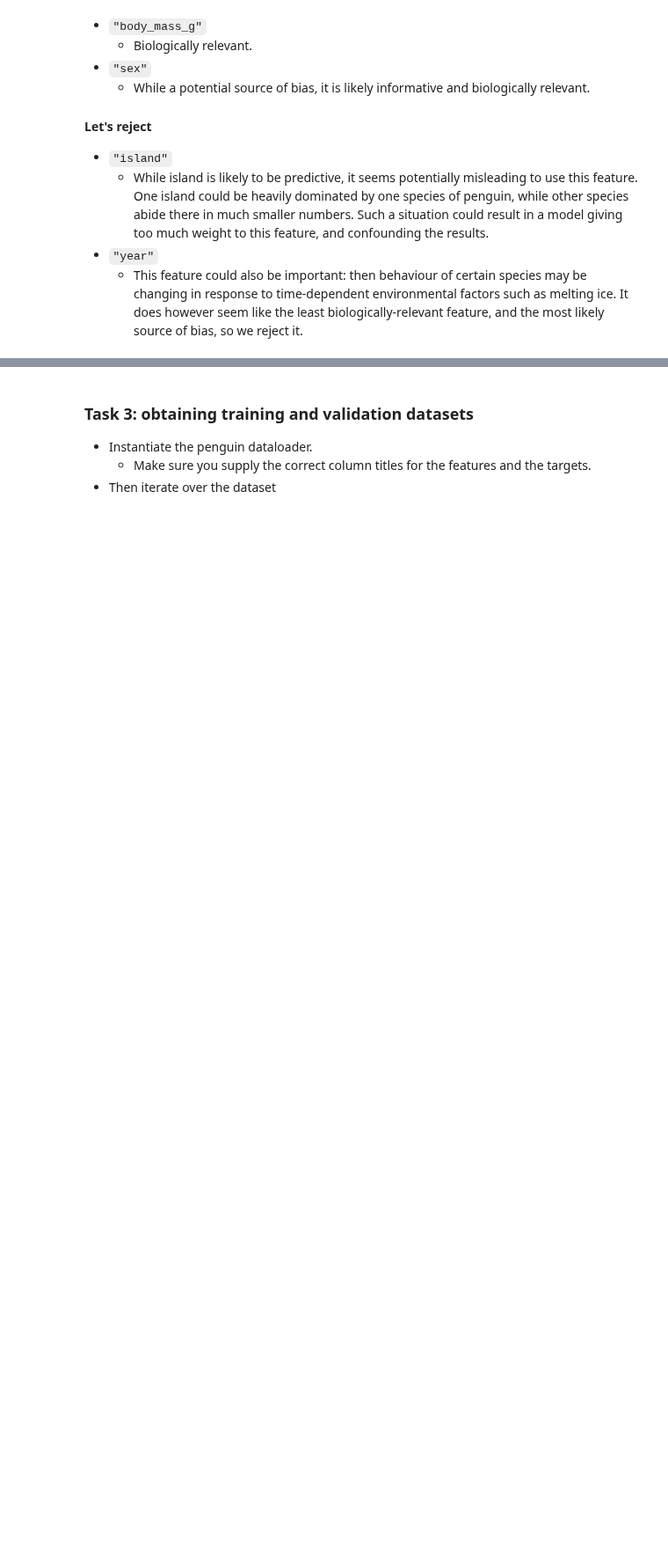
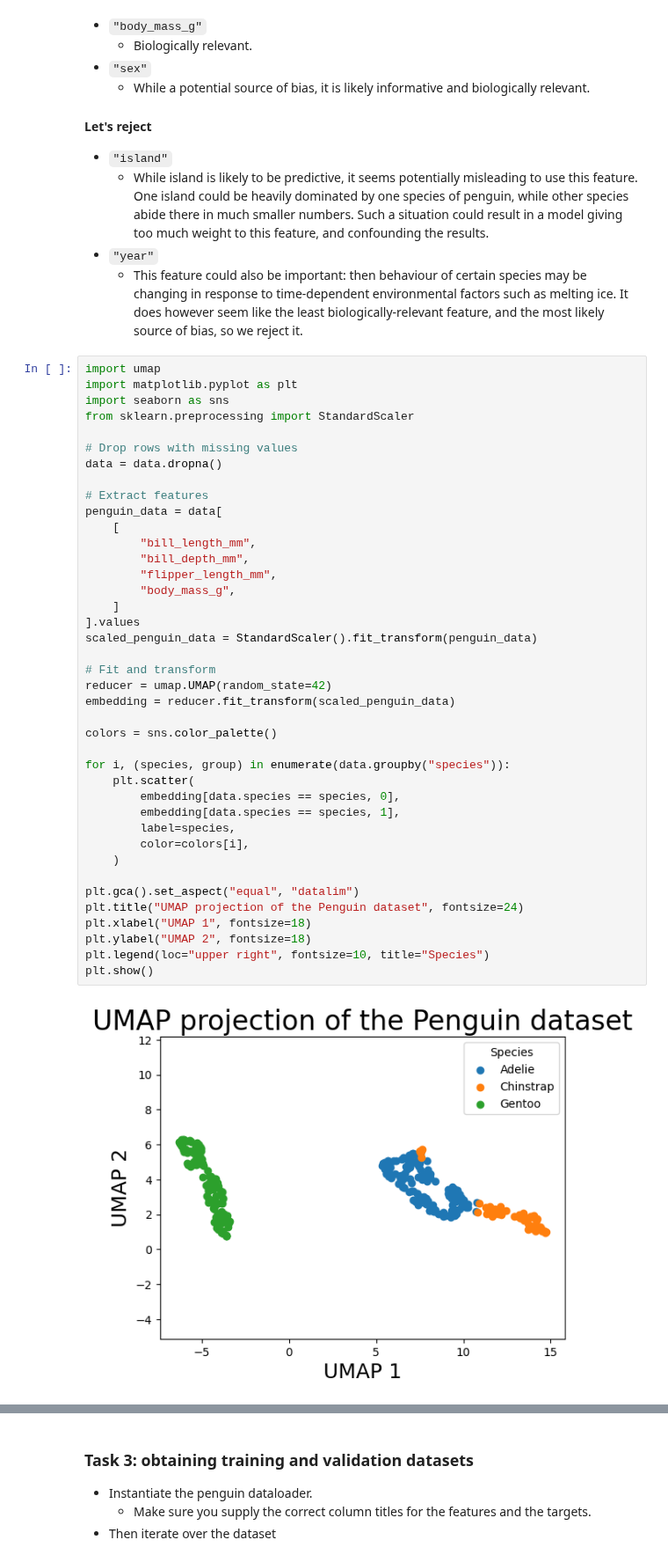
Before and after one commit to Cambridge-ICCS/practical-ml-with-pytorch, a Jupyter notebook: worked-solutions/01_penguin_classification_solutions.ipynb, the cells around one changed output, grey strips where cells are left out. Shown at 88% size. Drawn from its saved outputs; the diff is of its cells as text; blank space fills up the shorter version.

```diff
--- a/worked-solutions/01_penguin_classification_solutions.ipynb
+++ b/worked-solutions/01_penguin_classification_solutions.ipynb
@@ -77,6 +85,48 @@ Let's now discuss the features we will use to classify the penguins' species, an
     - While island is likely to be predictive, it seems potentially misleading to use this feature. One island could be heavily dominated by one species of penguin, while other species abide there in much smaller numbers. Such a situation could result in a model giving too much weight to this feature, and confounding the results.
 - ``"year"``
     - This feature could also be important: then behaviour of certain species may be changing in response to time-dependent environmental factors such as melting ice. It does however seem like the least biologically-relevant feature, and the most likely source of bias, so we reject it.
+# %%
+import umap
+import matplotlib.pyplot as plt
+import seaborn as sns
+from sklearn.preprocessing import StandardScaler
+
+# Drop rows with missing values
+data = data.dropna()
+
+# Extract features
+penguin_data = data[
+    [
+        "bill_length_mm",
+        "bill_depth_mm",
+        "flipper_length_mm",
+        "body_mass_g",
+    ]
+].values
+scaled_penguin_data = StandardScaler().fit_transform(penguin_data)
+
+# Fit and transform
+reducer = umap.UMAP(random_state=42)
+embedding = reducer.fit_transform(scaled_penguin_data)
+
+colors = sns.color_palette()
+
+for i, (species, group) in enumerate(data.groupby("species")):
+    plt.scatter(
+        embedding[data.species == species, 0],
+        embedding[data.species == species, 1],
+        label=species,
+        color=colors[i],
+    )
+
+plt.gca().set_aspect("equal", "datalim")
+plt.title("UMAP projection of the Penguin dataset", fontsize=24)
+plt.xlabel("UMAP 1", fontsize=18)
+plt.ylabel("UMAP 2", fontsize=18)
+plt.legend(loc="upper right", fontsize=10, title="Species")
+plt.show()
+# %% [output]
+[figure, added]
 # %% [markdown]
 ### Task 2: creating a ``torch.utils.data.Dataset``
 
```
Also changed, not shown: parts of 1 cell of this notebook.
